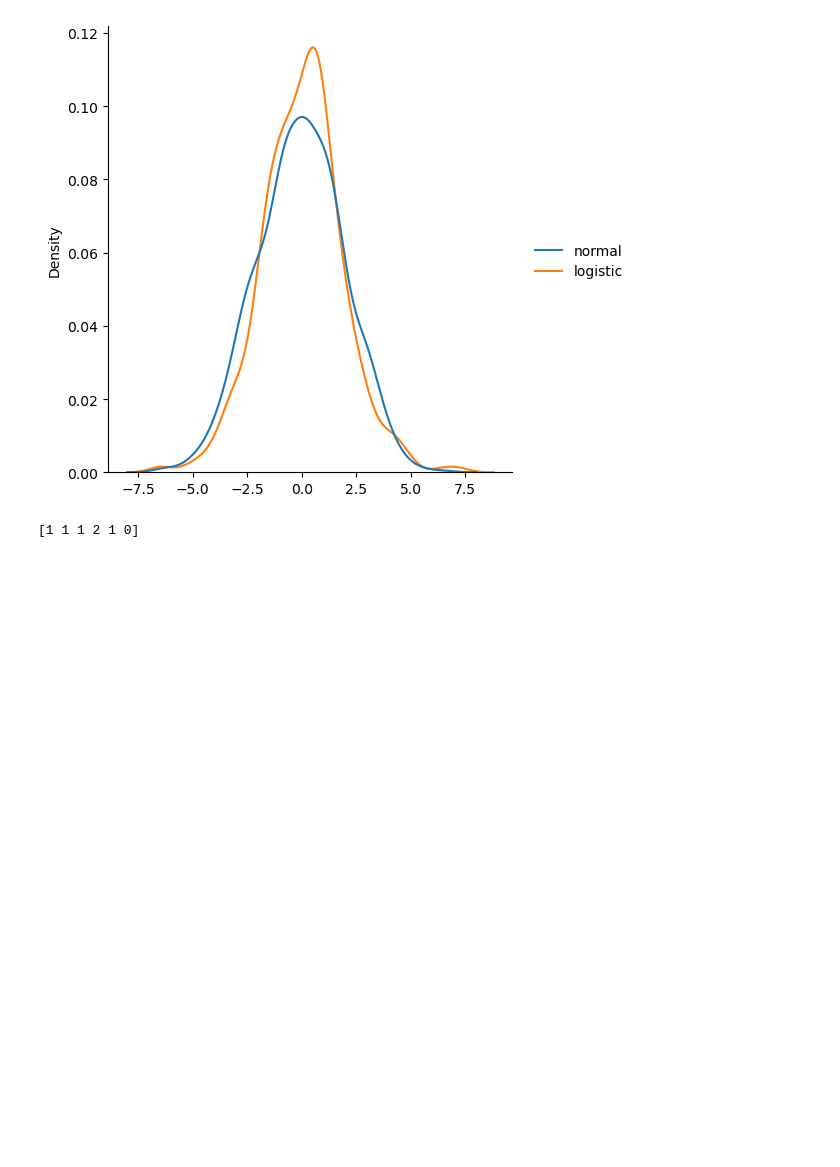
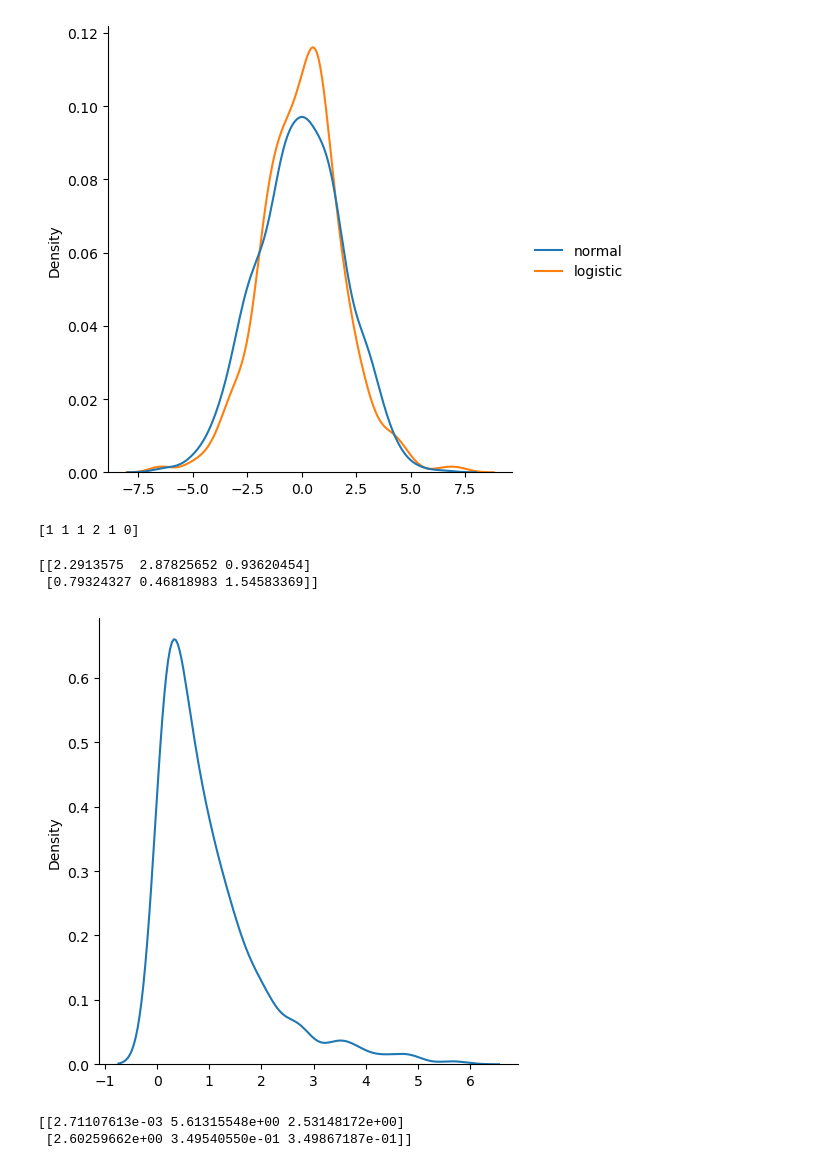
Before and after one commit to Lenmbugua/Python-Numpy-and-Pandas, a Jupyter notebook: Numpy w3.ipynb, the cells around one changed output. Drawn from its saved outputs; the diff is of its cells as text; code cells hidden in the pictures; blank space fills up the shorter version.

```diff
--- a/Numpy w3.ipynb
+++ b/Numpy w3.ipynb
@@ -1148,3 +1148,30 @@ print(x)
 #Note: As they are generalization of binomial distribution their visual representation and similarity of normal distribution is same as that of multiple binomial distributions.
 # %% [output]
 [1 1 1 2 1 0]
+# %%
+#Exponential Distribution
+#Exponential Distribution
+from numpy import random
+x = random.exponential(scale = 2, size=(2,3))
+print(x)
+# %% [output]
+[[2.2913575  2.87825652 0.93620454]
+ [0.79324327 0.46818983 1.54583369]]
+# %%
+#Visualization of Exponential Distribution
+from numpy import random
+import matplotlib.pyplot as plt
+import seaborn as sns
+sns.displot(random.exponential(size=1000),kind="kde")
+plt.show()
+# %% [output]
+[figure, added]
+# %%
+#Chi Square Distribution
+#Draw out a sample for chi squared distribution with degree of freedom 2 with size 2x3:
+from numpy import random
+x = random.chisquare(df=2, size=(2,3))
+print(x)
+# %% [output]
+[[2.71107613e-03 5.61315548e+00 2.53148172e+00]
+ [2.60259662e+00 3.49540550e-01 3.49867187e-01]]
```
Also changed, not shown: parts of 7 cells of this notebook.
